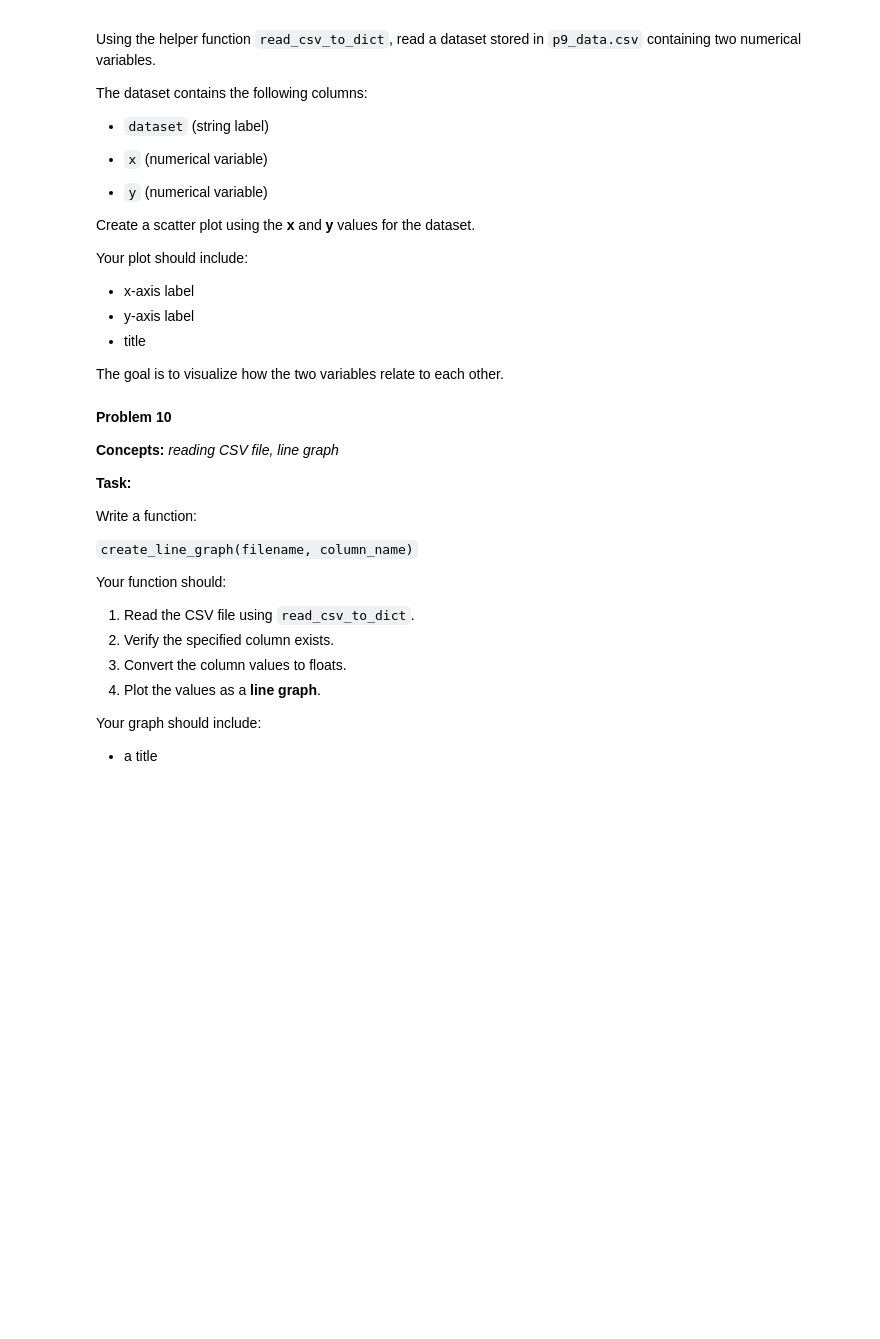
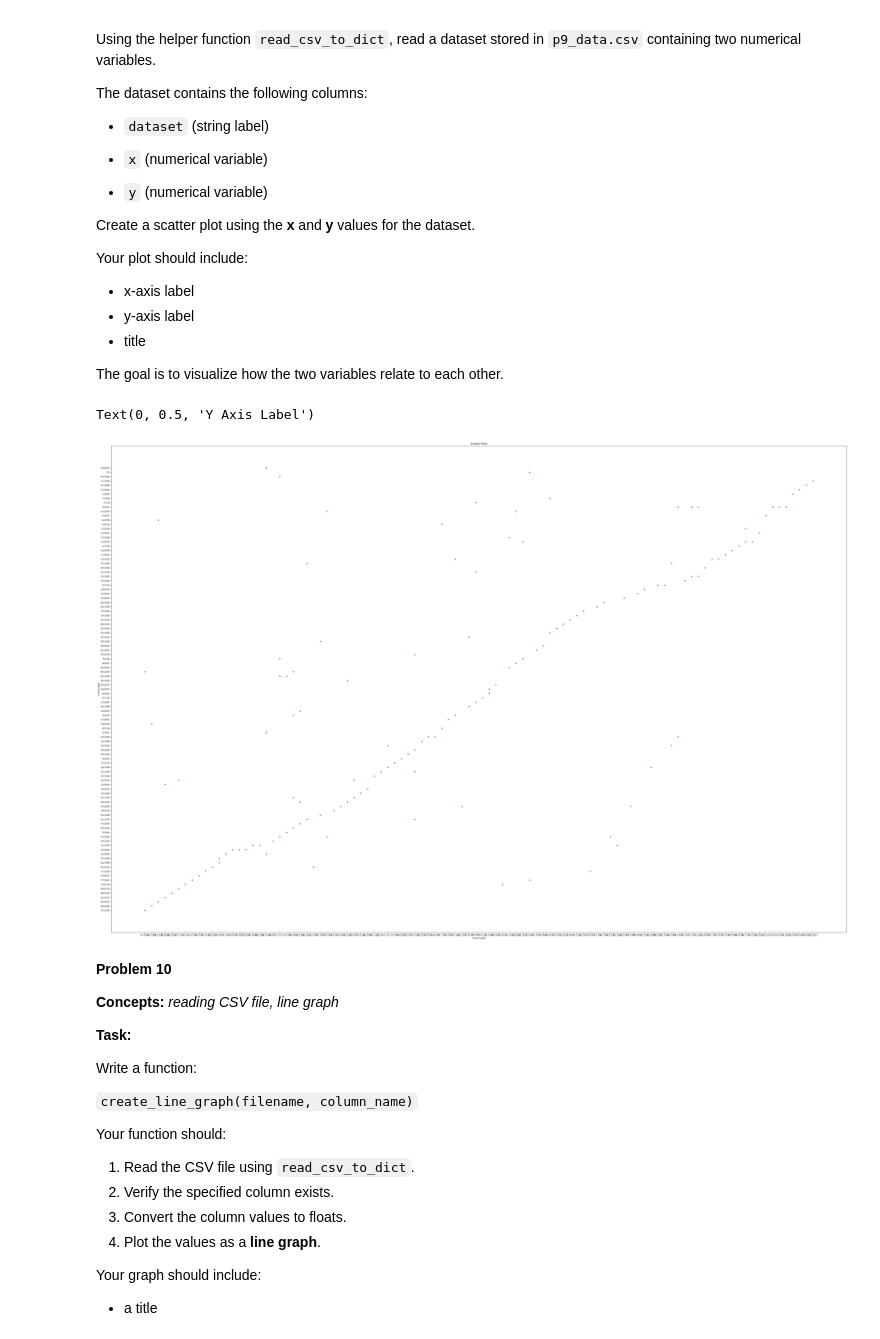
Before and after one commit to rickoprivate/BUAI602HW, a Jupyter notebook: week-09/homework.ipynb, the cells around one changed output. Saved outputs shown, nothing was run; the diff lists cells and outputs as text; code cells hidden in the pictures; blank space fills up the shorter version.

```diff
--- a/week-09/homework.ipynb
+++ b/week-09/homework.ipynb
@@ -142,6 +142,6 @@ def read_csv_to_dict(filename):
             ''' extract the values into list to add to master dictionary'''
             for column, val in row.items():
                 my_dict[column].append(val)
-
+    return my_dict
 
 read_csv_to_dict("data3.csv")
@@ -465,3 +481,20 @@ The goal is to visualize how the two variables relate to each other.
+# %%
+#Your Solution
+plot_data = read_csv_to_dict('p9_data.csv')
+#Extract X then Y into separate list
+
+x_list = plot_data['x']
+y_list = plot_data['y']
+
+plt.figure(figsize=(60, 40))
+plt.scatter(x_list, y_list, s=20)
+
+plt.title("Scatter Plots")
+plt.xlabel("X Axis Label")
+plt.ylabel("Y Axis Label")
+# %% [output]
+Text(0, 0.5, 'Y Axis Label')
+[figure, added]
 # %% [markdown]
 **Problem 10**
 
```
Also changed, not shown: parts of 4 cells of this notebook.
